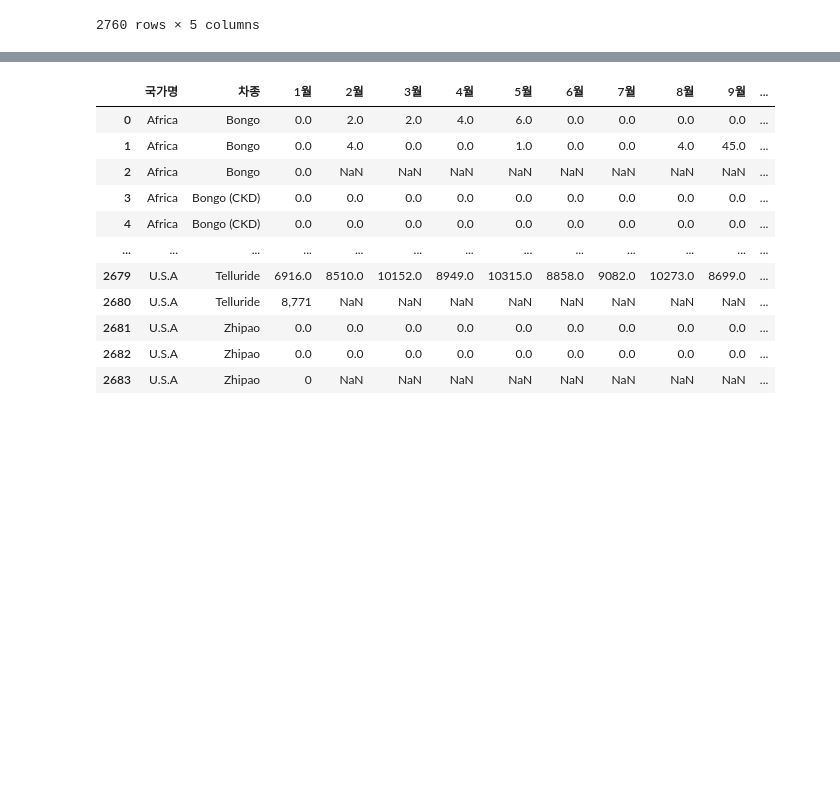
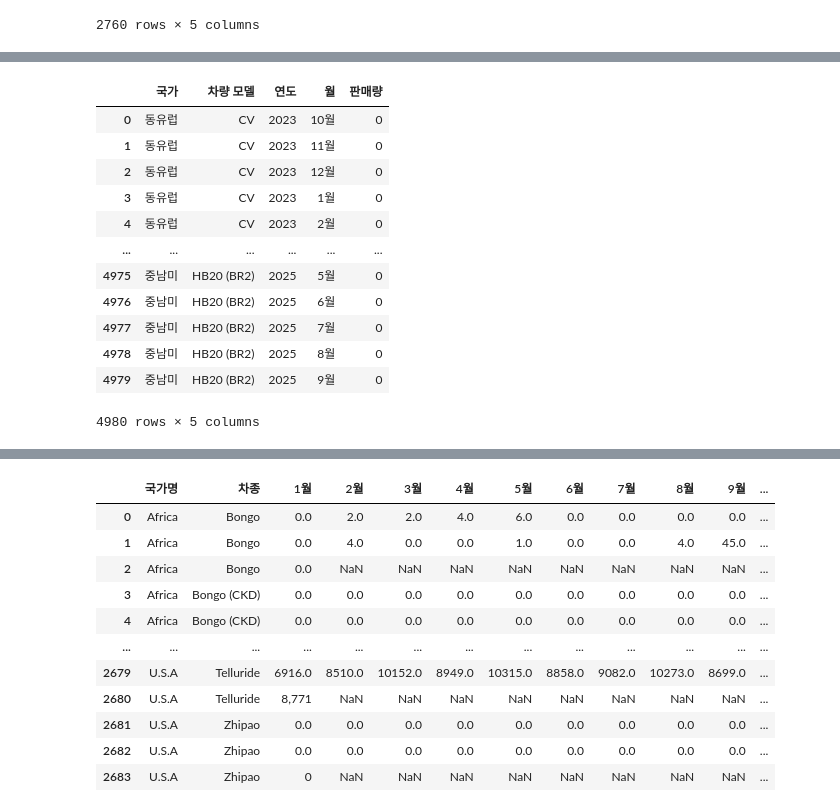
Before and after one commit to Coding-Supremacy/manifest-mini, a Jupyter notebook: yeseul/현대 분석.ipynb, the cells around one changed output, grey strips where cells are left out. Cells and saved outputs as stored; diff of their text form; code cells hidden in the pictures; blank space fills up the shorter version.

```diff
--- a/yeseul/현대 분석.ipynb
+++ b/yeseul/현대 분석.ipynb
@@ -275,0 +367,18 @@ df_melted
+# %%
+df_all=df_all.groupby(['국가', '차량 모델', '연도', '월'], as_index=False)['판매량'].sum()
+# %%
+df_all
+# %% [output]
+|  | 국가 | 차량 모델 | 연도 | 월 | 판매량 |
+| 0 | 동유럽 | CV | 2023 | 10월 | 0 |
+| 1 | 동유럽 | CV | 2023 | 11월 | 0 |
+| 2 | 동유럽 | CV | 2023 | 12월 | 0 |
+| 3 | 동유럽 | CV | 2023 | 1월 | 0 |
+| 4 | 동유럽 | CV | 2023 | 2월 | 0 |
+| ... | ... | ... | ... | ... | ... |
+| 4975 | 중남미 | HB20 (BR2) | 2025 | 5월 | 0 |
+| 4976 | 중남미 | HB20 (BR2) | 2025 | 6월 | 0 |
+| 4977 | 중남미 | HB20 (BR2) | 2025 | 7월 | 0 |
+| 4978 | 중남미 | HB20 (BR2) | 2025 | 8월 | 0 |
+| 4979 | 중남미 | HB20 (BR2) | 2025 | 9월 | 0 |
+4980 rows × 5 columns
```
Also changed, not shown: parts of 33 cells of this notebook, 58 other files.
